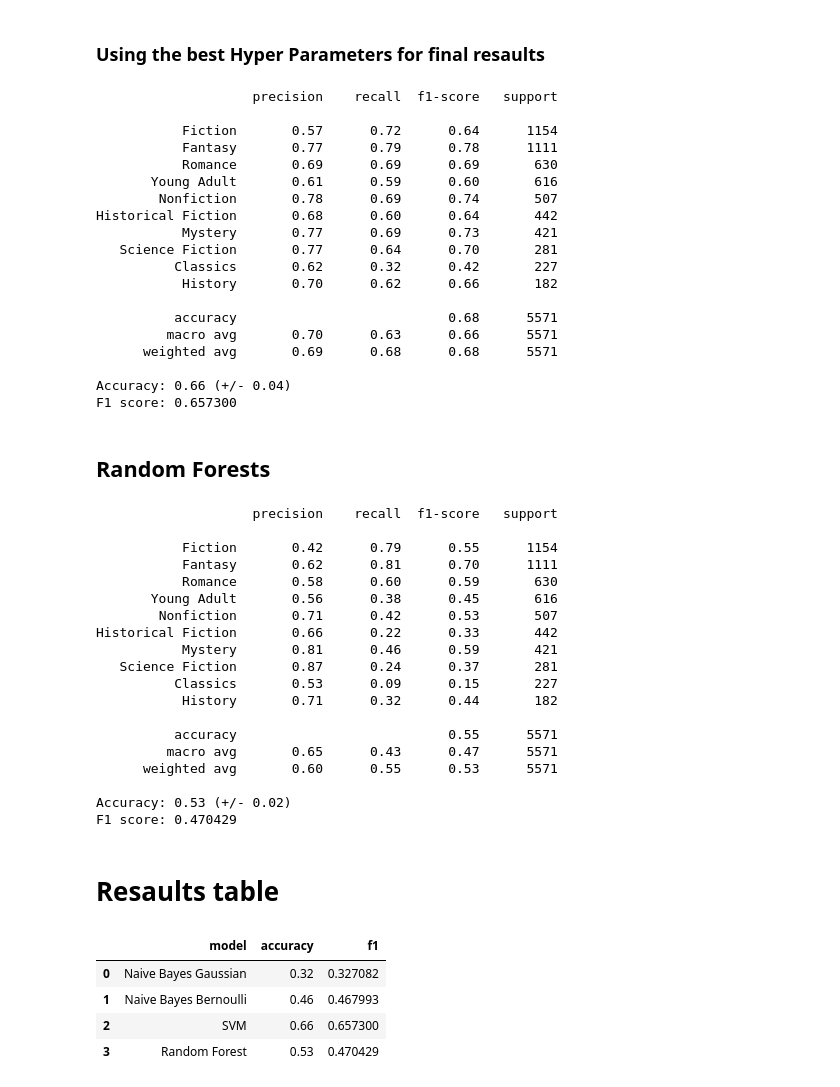
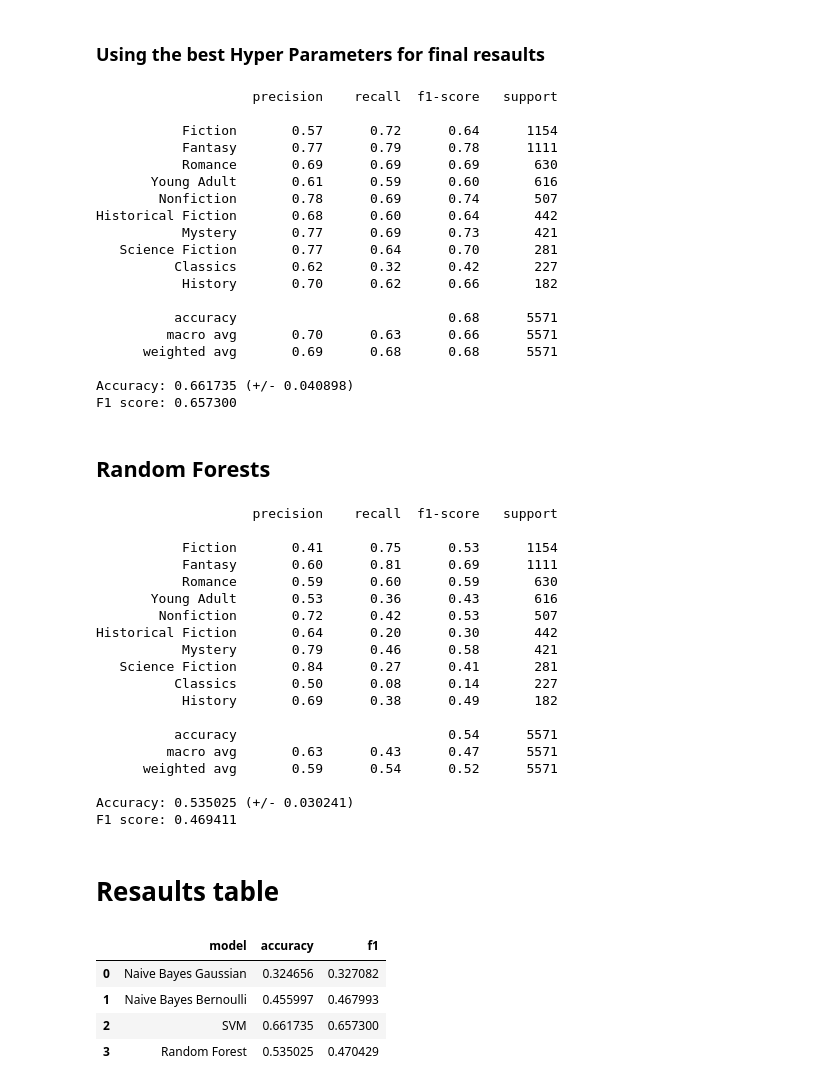
Before and after one commit to Byron0x7D2/Data-Mining-Assignments, a Jupyter notebook: ASS2/Part3.ipynb, the cells around one changed output. Drawn from its saved outputs; the diff is of its cells as text; code cells hidden in the pictures.

```diff
--- a/ASS2/Part3.ipynb
+++ b/ASS2/Part3.ipynb
@@ -289,7 +289,7 @@ Ypred = clf.predict(Xtest)
 print(classification_report(Ytest, Ypred, target_names=genre_mapping.values()))
 
 scores = cross_val_score(clf, X, Y, cv=10)
-print("Accuracy: %0.2f (+/- %0.2f)" % (scores.mean(), scores.std() * 2))
+print("Accuracy: %f (+/- %f)" % (scores.mean(), scores.std() * 2))
 f1 = f1_score(Ytest, Ypred, average='macro')
 print('F1 score: %f' % f1)
 # %% [output]
@@ -310,54 +310,53 @@ Historical Fiction       0.68      0.60      0.64       442
          macro avg       0.70      0.63      0.66      5571
       weighted avg       0.69      0.68      0.68      5571
 
-Accuracy: 0.66 (+/- 0.04)
+Accuracy: 0.661735 (+/- 0.040898)
 F1 score: 0.657300
 # %% [markdown]
 ## Random Forests
 # %%
-# classify using random forests from sklearn
 forest = RandomForestClassifier()
 forest.fit(Xtrain, Ytrain)
 Ypred = forest.predict(Xtest)
 print(classification_report(Ytest, Ypred, target_names=genre_mapping.values()))
 
 scores = cross_val_score(forest, X, Y, cv=10)
-print("Accuracy: %0.2f (+/- %0.2f)" % (scores.mean(), scores.std() * 2))
+print("Accuracy: %f (+/- %f)" % (scores.mean(), scores.std() * 2))
 f1 = f1_score(Ytest, Ypred, average='macro')
 print('F1 score: %f' % f1)
 # %% [output]
                     precision    recall  f1-score   support
 
-           Fiction       0.42      0.79      0.55      1154
-           Fantasy       0.62      0.81      0.70      1111
-           Romance       0.58      0.60      0.59       630
-       Young Adult       0.56      0.38      0.45       616
-        Nonfiction       0.71      0.42      0.53       507
-Historical Fiction       0.66      0.22      0.33       442
-           Mystery       0.81      0.46      0.59       421
-   Science Fiction       0.87      0.24      0.37       281
-          Classics       0.53      0.09      0.15       227
-           History       0.71      0.32      0.44       182
+           Fiction       0.41      0.75      0.53      1154
+           Fantasy       0.60      0.81      0.69      1111
+           Romance       0.59      0.60      0.59       630
+       Young Adult       0.53      0.36      0.43       616
+        Nonfiction       0.72      0.42      0.53       507
+Historical Fiction       0.64      0.20      0.30       442
+           Mystery       0.79      0.46      0.58       421
+   Science Fiction       0.84      0.27      0.41       281
+          Classics       0.50      0.08      0.14       227
+           History       0.69      0.38      0.49       182
 
-          accuracy                           0.55      5571
-         macro avg       0.65      0.43      0.47      5571
-      weighted avg       0.60      0.55      0.53      5571
+          accuracy                           0.54      5571
+         macro avg       0.63      0.43      0.47      5571
+      weighted avg       0.59      0.54      0.52      5571
 
-Accuracy: 0.53 (+/- 0.02)
-F1 score: 0.470429
+Accuracy: 0.535025 (+/- 0.030241)
+F1 score: 0.469411
 # %% [markdown]
 # Resaults table
 # %%
 
 results = pd.DataFrame(columns=['model', 'accuracy', 'f1'])
-results.loc[0] = ['Naive Bayes Gaussian', 0.32, 0.327082]
-results.loc[1] = ['Naive Bayes Bernoulli', 0.46, 0.467993]
-results.loc[2] = ['SVM', 0.66, 0.657300]
-results.loc[3] = ['Random Forest', 0.53, 0.470429]
+results.loc[0] = ['Naive Bayes Gaussian', 0.324656, 0.327082]
+results.loc[1] = ['Naive Bayes Bernoulli', 0.455997, 0.467993]
+results.loc[2] = ['SVM', 0.661735, 0.657300]
+results.loc[3] = ['Random Forest', 0.535025, 0.470429]
 results
 # %% [output]
 |  | model | accuracy | f1 |
-| 0 | Naive Bayes Gaussian | 0.32 | 0.327082 |
-| 1 | Naive Bayes Bernoulli | 0.46 | 0.467993 |
-| 2 | SVM | 0.66 | 0.657300 |
-| 3 | Random Forest | 0.53 | 0.470429 |
+| 0 | Naive Bayes Gaussian | 0.324656 | 0.327082 |
+| 1 | Naive Bayes Bernoulli | 0.455997 | 0.467993 |
+| 2 | SVM | 0.661735 | 0.657300 |
+| 3 | Random Forest | 0.535025 | 0.470429 |
```
Also changed, not shown: parts of 2 cells of this notebook.
